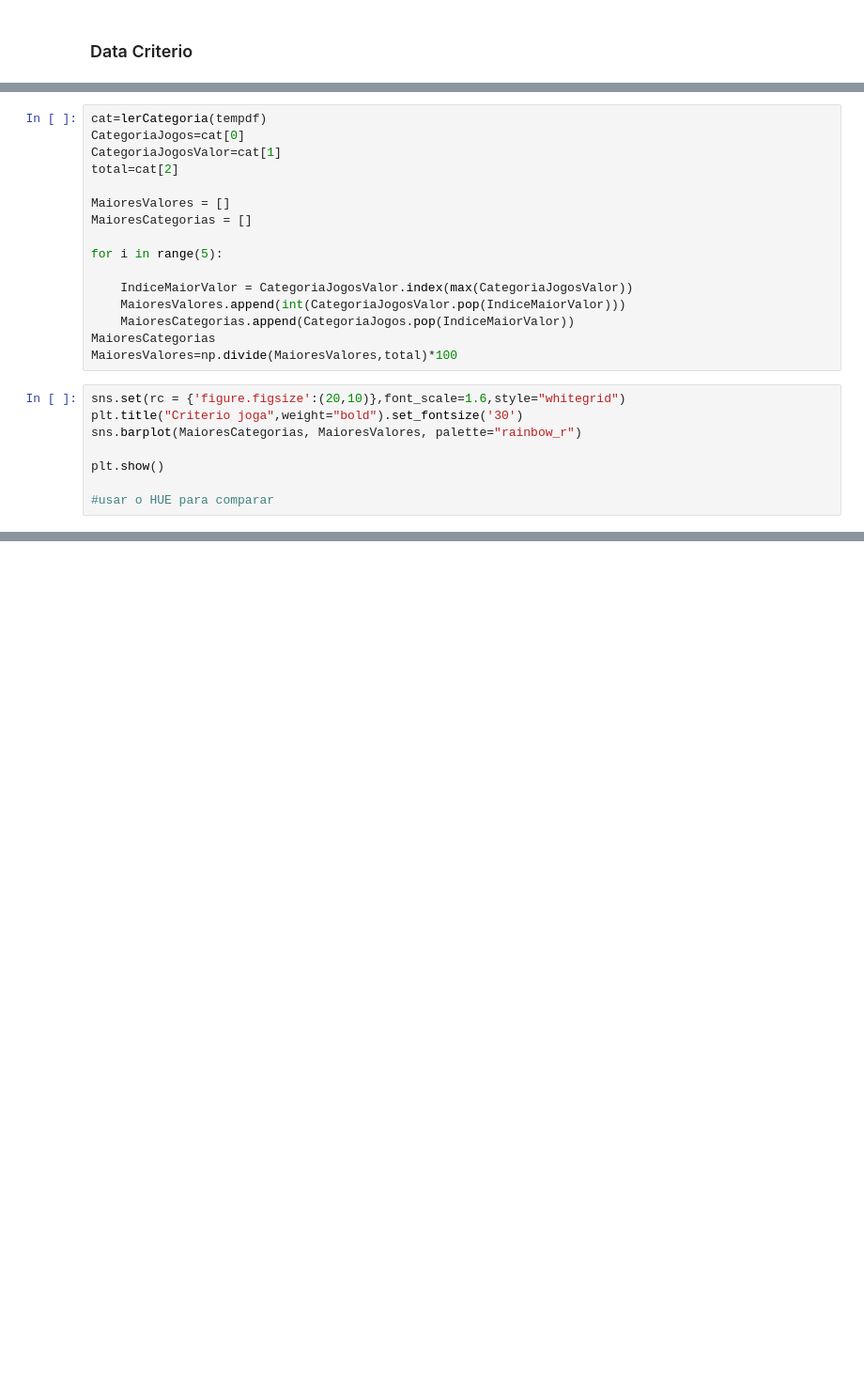
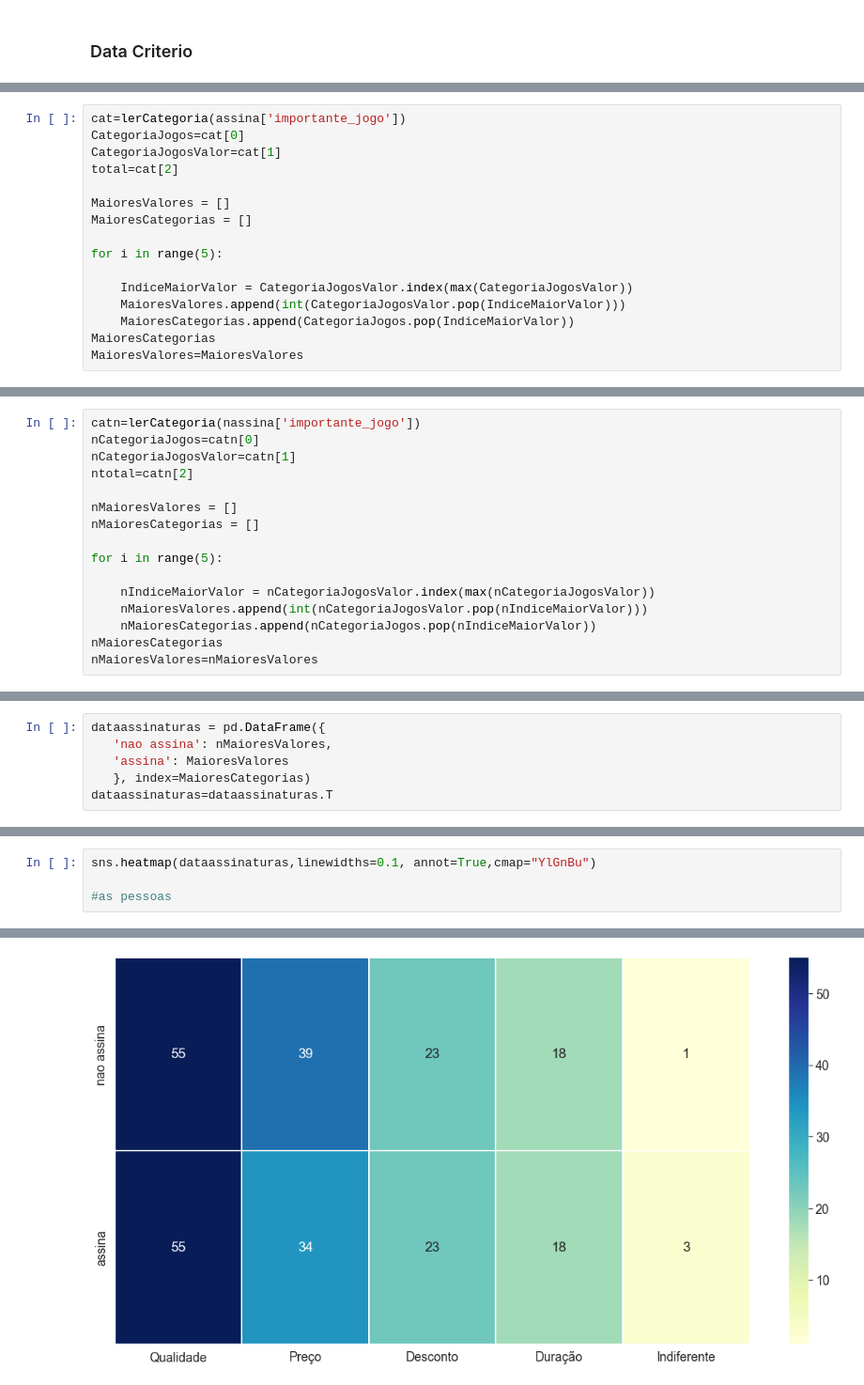
Before and after one commit to EnricoGia/ProjetosEmGrupo, a Jupyter notebook: Estatistica/ProjSemestral/ESTATISTICA_PESQUISA/Estatistica.ipynb, the cells around one changed output, grey strips where cells are left out. Shown at 94% size. Drawn from its saved outputs; the diff is of its cells as text; blank space fills up the shorter version.

Commit message:
assinantes

```diff
--- a/Estatistica/ProjSemestral/ESTATISTICA_PESQUISA/Estatistica.ipynb
+++ b/Estatistica/ProjSemestral/ESTATISTICA_PESQUISA/Estatistica.ipynb
@@ -744,5 +745,5 @@ tempdf = DataAssinamCategoria
 # %%
-cat=lerCategoria(tempdf)
+cat=lerCategoria(assina['importante_jogo'])
 CategoriaJogos=cat[0]
 CategoriaJogosValor=cat[1]
 total=cat[2]
@@ -756,12 +757,4 @@ for i in range(5):
     MaioresValores.append(int(CategoriaJogosValor.pop(IndiceMaiorValor)))
     MaioresCategorias.append(CategoriaJogos.pop(IndiceMaiorValor))
 MaioresCategorias
-MaioresValores=np.divide(MaioresValores,total)*100
+MaioresValores=MaioresValores
-# %%
-sns.set(rc = {'figure.figsize':(20,10)},font_scale=1.6,style="whitegrid")
-plt.title("Criterio joga",weight="bold").set_fontsize('30')
-sns.barplot(MaioresCategorias, MaioresValores, palette="rainbow_r")
-
-plt.show()
-
-#usar o HUE para comparar
@@ -770,0 +761,16 @@ Pass the following variables as keyword args: x, y. From version 0.12, the only
+# %%
+catn=lerCategoria(nassina['importante_jogo'])
+nCategoriaJogos=catn[0]
+nCategoriaJogosValor=catn[1]
+ntotal=catn[2]
+
+nMaioresValores = []
+nMaioresCategorias = []
+
+for i in range(5):
+
+    nIndiceMaiorValor = nCategoriaJogosValor.index(max(nCategoriaJogosValor))
+    nMaioresValores.append(int(nCategoriaJogosValor.pop(nIndiceMaiorValor)))
+    nMaioresCategorias.append(nCategoriaJogos.pop(nIndiceMaiorValor))
+nMaioresCategorias
+nMaioresValores=nMaioresValores
@@ -770,0 +780,6 @@ Pass the following variables as keyword args: x, y. From version 0.12, the only
+# %%
+dataassinaturas = pd.DataFrame({
+   'nao assina': nMaioresValores,
+   'assina': MaioresValores
+   }, index=MaioresCategorias)
+dataassinaturas=dataassinaturas.T
@@ -770,0 +788,5 @@ Pass the following variables as keyword args: x, y. From version 0.12, the only
+# %%
+sns.heatmap(dataassinaturas,linewidths=0.1, annot=True,cmap="YlGnBu")
+
+#as pessoas
+# %% [output]
@@ -770,0 +794 @@ Pass the following variables as keyword args: x, y. From version 0.12, the only
+[figure, added]
```
Also changed, not shown: parts of 32 cells of this notebook.
